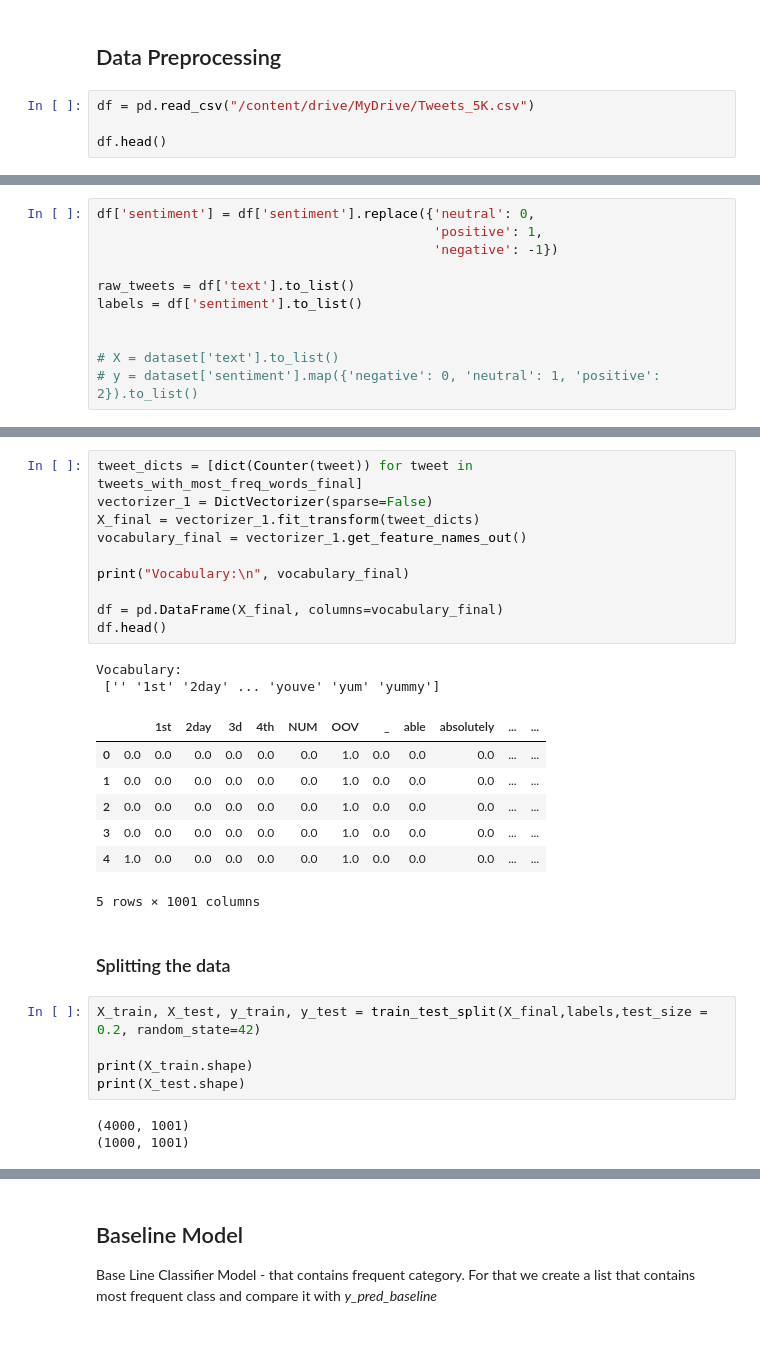
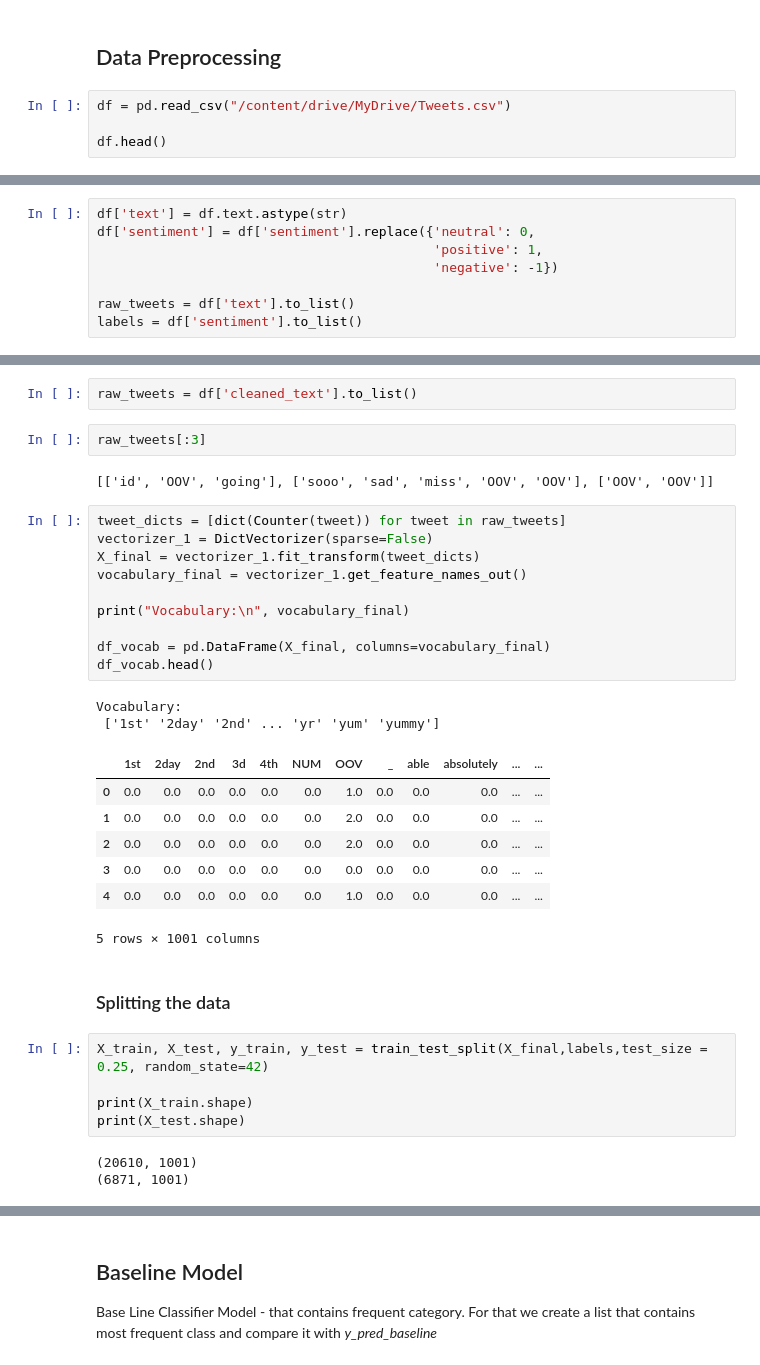
Before and after one commit to aliirtazas/sentiment-classification-ml-bert, a Jupyter notebook: twitter_sentiment_classification_ML_BERT.ipynb, the cells around one changed output, grey strips where cells are left out. Saved outputs shown, nothing was run; the diff lists cells and outputs as text; blank space fills up the shorter version.

Commit message:
updating the data and code

```diff
--- a/twitter_sentiment_classification_ML_BERT.ipynb
+++ b/twitter_sentiment_classification_ML_BERT.ipynb
@@ -59,7 +66,7 @@ Mounted at /content/drive
 # %% [markdown]
 ## Data Preprocessing
 # %%
-df = pd.read_csv("/content/drive/MyDrive/Tweets_5K.csv")
+df = pd.read_csv("/content/drive/MyDrive/Tweets.csv")
 
 df.head()
 # %% [output]
@@ -80,12 +101,9 @@ df['sentiment'].value_counts()
 dtype: int64
 # %%
+df['text'] = df.text.astype(str)
 df['sentiment'] = df['sentiment'].replace({'neutral': 0,
                                            'positive': 1,
                                            'negative': -1})
 
 raw_tweets = df['text'].to_list()
 labels = df['sentiment'].to_list()
-
-
-# X = dataset['text'].to_list()
-# y = dataset['sentiment'].map({'negative': 0, 'neutral': 1, 'positive': 2}).to_list()
@@ -208,30 +193,36 @@ tweets_with_most_freq_words_final = [[a if a in top_freq_words else 'OOV' for a
+# %%
+raw_tweets = df['cleaned_text'].to_list()
+# %%
+raw_tweets[:3]
+# %% [output]
+[['id', 'OOV', 'going'], ['sooo', 'sad', 'miss', 'OOV', 'OOV'], ['OOV', 'OOV']]
 # %%
-tweet_dicts = [dict(Counter(tweet)) for tweet in tweets_with_most_freq_words_final]
+tweet_dicts = [dict(Counter(tweet)) for tweet in raw_tweets]
 vectorizer_1 = DictVectorizer(sparse=False)
 X_final = vectorizer_1.fit_transform(tweet_dicts)
 vocabulary_final = vectorizer_1.get_feature_names_out()
 
 print("Vocabulary:\n", vocabulary_final)
 
-df = pd.DataFrame(X_final, columns=vocabulary_final)
-df.head()
+df_vocab = pd.DataFrame(X_final, columns=vocabulary_final)
+df_vocab.head()
 # %% [output]
 Vocabulary:
- ['' '1st' '2day' ... 'youve' 'yum' 'yummy']
+ ['1st' '2day' '2nd' ... 'yr' 'yum' 'yummy']
-|  |  | 1st | 2day | 3d | 4th | NUM | OOV | _ | able | absolutely | ... | ... |
+|  | 1st | 2day | 2nd | 3d | 4th | NUM | OOV | _ | able | absolutely | ... | ... |
 | 0 | 0.0 | 0.0 | 0.0 | 0.0 | 0.0 | 0.0 | 1.0 | 0.0 | 0.0 | 0.0 | ... | ... |
-| 1 | 0.0 | 0.0 | 0.0 | 0.0 | 0.0 | 0.0 | 1.0 | 0.0 | 0.0 | 0.0 | ... | ... |
-| 2 | 0.0 | 0.0 | 0.0 | 0.0 | 0.0 | 0.0 | 1.0 | 0.0 | 0.0 | 0.0 | ... | ... |
-| 3 | 0.0 | 0.0 | 0.0 | 0.0 | 0.0 | 0.0 | 1.0 | 0.0 | 0.0 | 0.0 | ... | ... |
-| 4 | 1.0 | 0.0 | 0.0 | 0.0 | 0.0 | 0.0 | 1.0 | 0.0 | 0.0 | 0.0 | ... | ... |
+| 1 | 0.0 | 0.0 | 0.0 | 0.0 | 0.0 | 0.0 | 2.0 | 0.0 | 0.0 | 0.0 | ... | ... |
+| 2 | 0.0 | 0.0 | 0.0 | 0.0 | 0.0 | 0.0 | 2.0 | 0.0 | 0.0 | 0.0 | ... | ... |
+| 3 | 0.0 | 0.0 | 0.0 | 0.0 | 0.0 | 0.0 | 0.0 | 0.0 | 0.0 | 0.0 | ... | ... |
+| 4 | 0.0 | 0.0 | 0.0 | 0.0 | 0.0 | 0.0 | 1.0 | 0.0 | 0.0 | 0.0 | ... | ... |
 5 rows × 1001 columns
 # %% [markdown]
 ### Splitting the data
 # %%
-X_train, X_test, y_train, y_test = train_test_split(X_final,labels,test_size = 0.2, random_state=42)
+X_train, X_test, y_train, y_test = train_test_split(X_final,labels,test_size = 0.25, random_state=42)
 
 print(X_train.shape)
 print(X_test.shape)
 # %% [output]
-(4000, 1001)
-(1000, 1001)
+(20610, 1001)
+(6871, 1001)
```
Also changed, not shown: parts of 40 cells of this notebook, 2 other files.
